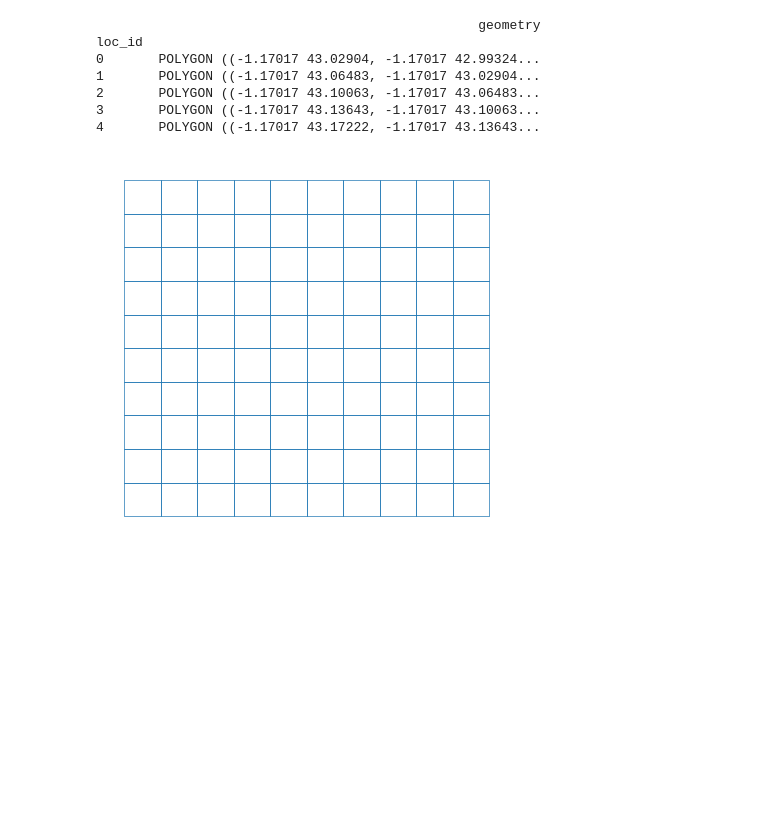
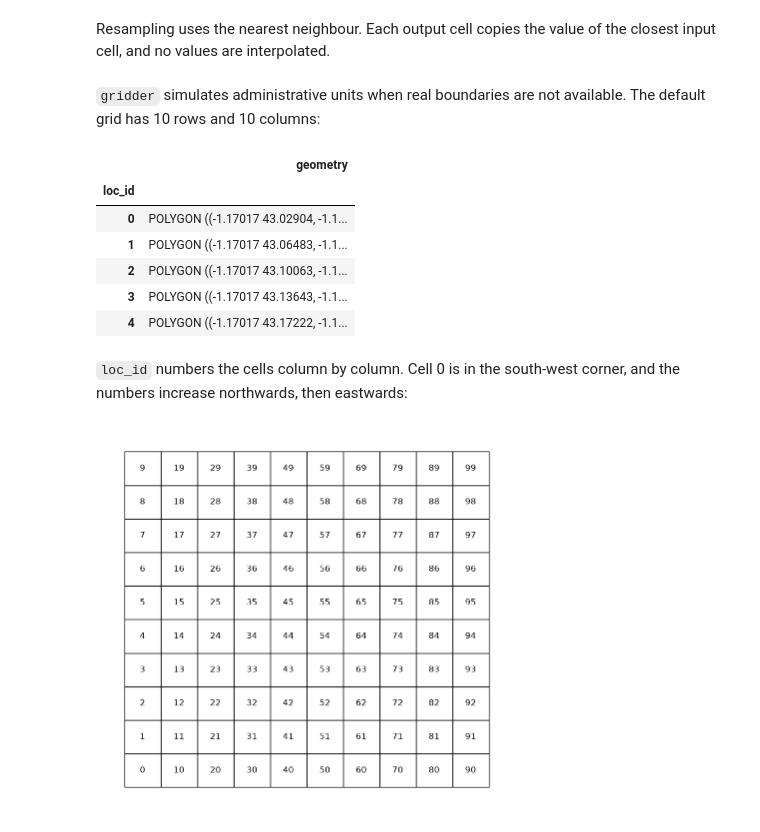
Before and after one commit to franckalbinet/trufl, a Jupyter notebook: nbs/03_utils.ipynb, the cells around one changed output. Saved outputs shown, nothing was run; the diff lists cells and outputs as text; code cells hidden in the pictures; blank space fills up the shorter version.

```diff
--- a/nbs/03_utils.ipynb
+++ b/nbs/03_utils.ipynb
@@ -41,15 +45,17 @@ def reproject_raster(src_fname:str, # Source raster geotiff file
                     dst_transform=transform,
                     dst_crs=dst_crs,
                     resampling=Resampling.nearest)
+# %% [markdown]
+Resampling uses the nearest neighbour. Each output cell copies the value of the closest input cell, and no values are interpolated.
 # %%
 #|exports
 def gridder(
-    fname_raster:str, # The path to the raster file.
-    band:int=1, # The band number to use. Defaults to 1.
-    nrows:int=10, # The number of rows in the grid. Defaults to 10.
-    ncols:int=10, # The number of columns in the grid. Defaults to 10.
-    ) -> gpd.GeoDataFrame: # A GeoDataFrame of the grid cells geometry with 'loc_id' as index.
-    "Generate a grid of polygons overlaid on a raster file."
+    fname_raster:str, # Path to the raster file
+    band:int=1, # Band to read. Unused: the grid depends only on the raster's bounds and CRS
+    nrows:int=10, # Number of grid rows
+    ncols:int=10, # Number of grid columns
+) -> gpd.GeoDataFrame: # One polygon per grid cell, indexed by `loc_id`, in the raster's CRS
+    "Split the extent of `fname_raster` into an `nrows` by `ncols` grid of polygons."
     with rasterio.open(fname_raster) as f:
         raster = f.read(band)
         bounds = f.bounds
@@ -89,20 +95,28 @@ def gridder(
     gdf = gdf.drop(0, axis=1).set_index('index')
     gdf.index.name = 'loc_id'
     return gdf
+# %% [markdown]
+`gridder` simulates administrative units when real boundaries are not available. The default grid has 10 rows and 10 columns:
 # %%
-#|eval: false
 fname_raster = './files/ground-truth-02-4326-simulated.tif'
-print(gridder(fname_raster).head())
-ax = gridder(fname_raster, nrows=10, ncols=10).boundary.plot(lw=0.5)
-ax.axis('off');
+grid = gridder(fname_raster)
+test_eq(len(grid), 100)
+grid.head()
 # %% [output]
-                                                 geometry
-loc_id
-0       POLYGON ((-1.17017 43.02904, -1.17017 42.99324...
-1       POLYGON ((-1.17017 43.06483, -1.17017 43.02904...
-2       POLYGON ((-1.17017 43.10063, -1.17017 43.06483...
-3       POLYGON ((-1.17017 43.13643, -1.17017 43.10063...
-4       POLYGON ((-1.17017 43.17222, -1.17017 43.13643...
-[figure, removed]
+|  | geometry |
+| loc_id |  |
+| 0 | POLYGON ((-1.17017 43.02904, -1.1... |
+| 1 | POLYGON ((-1.17017 43.06483, -1.1... |
+| 2 | POLYGON ((-1.17017 43.10063, -1.1... |
+| 3 | POLYGON ((-1.17017 43.13643, -1.1... |
+| 4 | POLYGON ((-1.17017 43.17222, -1.1... |
+# %% [markdown]
+`loc_id` numbers the cells column by column. Cell 0 is in the south-west corner, and the numbers increase northwards, then eastwards:
+# %%
+ax = grid.boundary.plot(lw=0.5, color='black')
+for loc_id, pt in grid.representative_point().items(): ax.annotate(loc_id, (pt.x, pt.y), ha='center', va='center', fontsize=6)
+ax.axis('off');
+# %% [output]
+[figure, added]
 # %%
 #|exports
```
Also changed, not shown: parts of 4 cells of this notebook, 5 other files.
